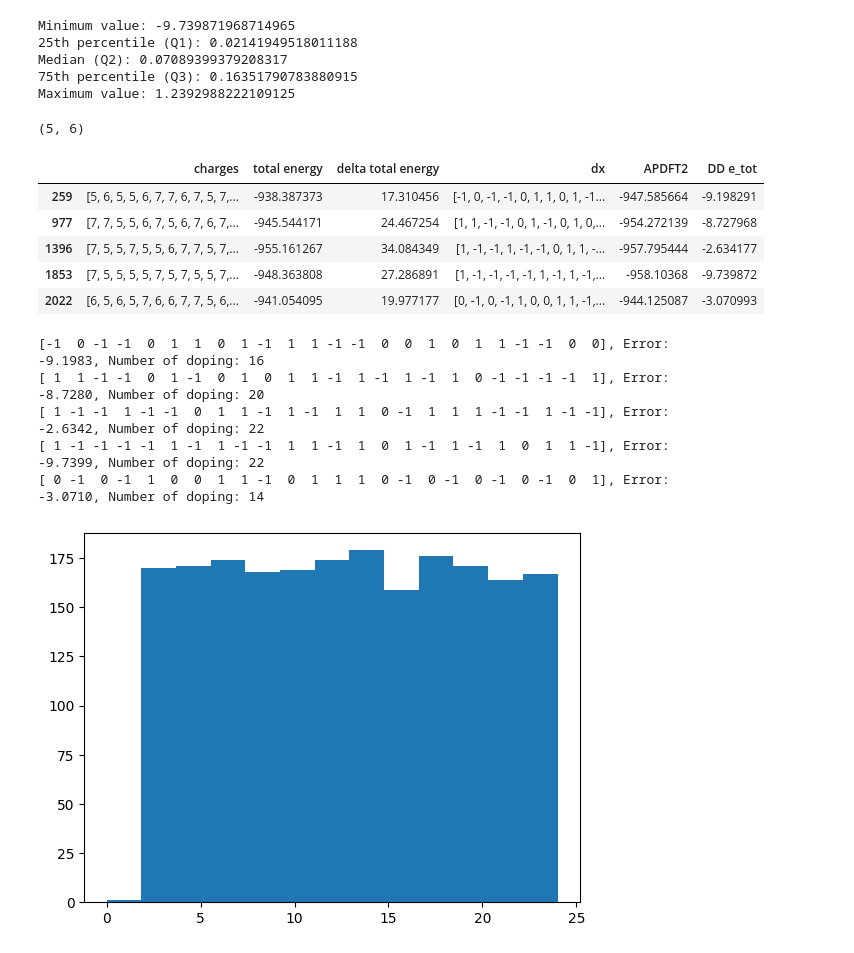
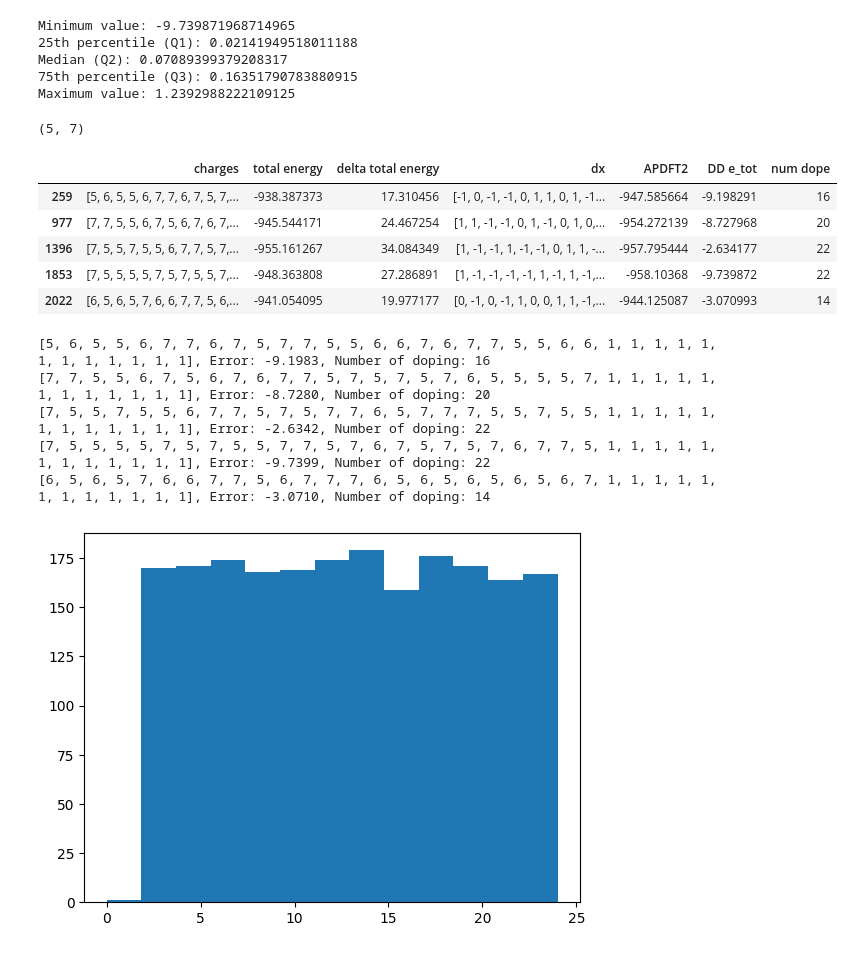
Before and after one commit to GabrielWu2004/Alchemical_Normal_Modes, a Jupyter notebook: [2]_ANM_with_coronene/main_code/process_coronene_data.ipynb, the cells around one changed output. Cells and saved outputs as stored; diff of their text form; code cells hidden in the pictures.

Commit message:
more outlier analysis

```diff
--- a/[2]_ANM_with_coronene/main_code/process_coronene_data.ipynb
+++ b/[2]_ANM_with_coronene/main_code/process_coronene_data.ipynb
@@ -116,25 +121,31 @@ Median (Q2): 0.07089399379208317
 Maximum value: 1.2392988222109125
 # %%
 
-outlier = coronene_energy_data[(coronene_energy_data['DD e_tot'] < -2)]
-print(outlier.shape)
+outliers = coronene_energy_data[(coronene_energy_data['DD e_tot'] < -2)]
+print(outliers.shape)
 
-display(outlier)
-for index, rows in outlier.iterrows():
-    print(f"{rows['dx']}, Error: {rows['DD e_tot']:.4f}, Number of doping: {np.count_nonzero(rows['dx'])}")
+display(outliers)
+outlier_charges = []
+outlier_energies = []
+outlier_errors = []
+for index, rows in outliers.iterrows():
+    print(f"{rows['charges']}, Error: {rows['DD e_tot']:.4f}, Number of doping: {np.count_nonzero(rows['dx'])}")
+    outlier_charges.append(rows['charges'])
+    outlier_energies.append(rows['total energy'])
+    outlier_errors.append(rows['DD e_tot'])
 # %% [output]
-(5, 6)
+(5, 7)
-|  | charges | total energy | delta total energy | dx | APDFT2 | DD e_tot |
-| 259 | [5, 6, 5, 5, 6, 7, 7, 6, 7, 5, 7,... | -938.387373 | 17.310456 | [-1, 0, -1, -1, 0, 1, 1, 0, 1, -1... | -947.585664 | -9.198291 |
-| 977 | [7, 7, 5, 5, 6, 7, 5, 6, 7, 6, 7,... | -945.544171 | 24.467254 | [1, 1, -1, -1, 0, 1, -1, 0, 1, 0,... | -954.272139 | -8.727968 |
-| 1396 | [7, 5, 5, 7, 5, 5, 6, 7, 7, 5, 7,... | -955.161267 | 34.084349 | [1, -1, -1, 1, -1, -1, 0, 1, 1, -... | -957.795444 | -2.634177 |
-| 1853 | [7, 5, 5, 5, 5, 7, 5, 7, 5, 5, 7,... | -948.363808 | 27.286891 | [1, -1, -1, -1, -1, 1, -1, 1, -1,... | -958.10368 | -9.739872 |
-| 2022 | [6, 5, 6, 5, 7, 6, 6, 7, 7, 5, 6,... | -941.054095 | 19.977177 | [0, -1, 0, -1, 1, 0, 0, 1, 1, -1,... | -944.125087 | -3.070993 |
+|  | charges | total energy | delta total energy | dx | APDFT2 | DD e_tot | num dope |
+| 259 | [5, 6, 5, 5, 6, 7, 7, 6, 7, 5, 7,... | -938.387373 | 17.310456 | [-1, 0, -1, -1, 0, 1, 1, 0, 1, -1... | -947.585664 | -9.198291 | 16 |
+| 977 | [7, 7, 5, 5, 6, 7, 5, 6, 7, 6, 7,... | -945.544171 | 24.467254 | [1, 1, -1, -1, 0, 1, -1, 0, 1, 0,... | -954.272139 | -8.727968 | 20 |
+| 1396 | [7, 5, 5, 7, 5, 5, 6, 7, 7, 5, 7,... | -955.161267 | 34.084349 | [1, -1, -1, 1, -1, -1, 0, 1, 1, -... | -957.795444 | -2.634177 | 22 |
+| 1853 | [7, 5, 5, 5, 5, 7, 5, 7, 5, 5, 7,... | -948.363808 | 27.286891 | [1, -1, -1, -1, -1, 1, -1, 1, -1,... | -958.10368 | -9.739872 | 22 |
+| 2022 | [6, 5, 6, 5, 7, 6, 6, 7, 7, 5, 6,... | -941.054095 | 19.977177 | [0, -1, 0, -1, 1, 0, 0, 1, 1, -1,... | -944.125087 | -3.070993 | 14 |
-[-1  0 -1 -1  0  1  1  0  1 -1  1  1 -1 -1  0  0  1  0  1  1 -1 -1  0  0], Error: -9.1983, Number of doping: 16
-[ 1  1 -1 -1  0  1 -1  0  1  0  1  1 -1  1 -1  1 -1  1  0 -1 -1 -1 -1  1], Error: -8.7280, Number of doping: 20
-[ 1 -1 -1  1 -1 -1  0  1  1 -1  1 -1  1  1  0 -1  1  1  1 -1 -1  1 -1 -1], Error: -2.6342, Number of doping: 22
-[ 1 -1 -1 -1 -1  1 -1  1 -1 -1  1  1 -1  1  0  1 -1  1 -1  1  0  1  1 -1], Error: -9.7399, Number of doping: 22
-[ 0 -1  0 -1  1  0  0  1  1 -1  0  1  1  1  0 -1  0 -1  0 -1  0 -1  0  1], Error: -3.0710, Number of doping: 14
+[5, 6, 5, 5, 6, 7, 7, 6, 7, 5, 7, 7, 5, 5, 6, 6, 7, 6, 7, 7, 5, 5, 6, 6, 1, 1, 1, 1, 1, 1, 1, 1, 1, 1, 1, 1], Error: -9.1983, Number of doping: 16
+[7, 7, 5, 5, 6, 7, 5, 6, 7, 6, 7, 7, 5, 7, 5, 7, 5, 7, 6, 5, 5, 5, 5, 7, 1, 1, 1, 1, 1, 1, 1, 1, 1, 1, 1, 1], Error: -8.7280, Number of doping: 20
+[7, 5, 5, 7, 5, 5, 6, 7, 7, 5, 7, 5, 7, 7, 6, 5, 7, 7, 7, 5, 5, 7, 5, 5, 1, 1, 1, 1, 1, 1, 1, 1, 1, 1, 1, 1], Error: -2.6342, Number of doping: 22
+[7, 5, 5, 5, 5, 7, 5, 7, 5, 5, 7, 7, 5, 7, 6, 7, 5, 7, 5, 7, 6, 7, 7, 5, 1, 1, 1, 1, 1, 1, 1, 1, 1, 1, 1, 1], Error: -9.7399, Number of doping: 22
+[6, 5, 6, 5, 7, 6, 6, 7, 7, 5, 6, 7, 7, 7, 6, 5, 6, 5, 6, 5, 6, 5, 6, 7, 1, 1, 1, 1, 1, 1, 1, 1, 1, 1, 1, 1], Error: -3.0710, Number of doping: 14
 # %%
 coronene_energy_data['num dope'] = coronene_energy_data['dx'].apply(lambda arr: np.count_nonzero(arr))
 plt.hist(coronene_energy_data['num dope'].tolist(), bins=13)
```
Also changed, not shown: parts of 9 cells of this notebook, 2 other files.
